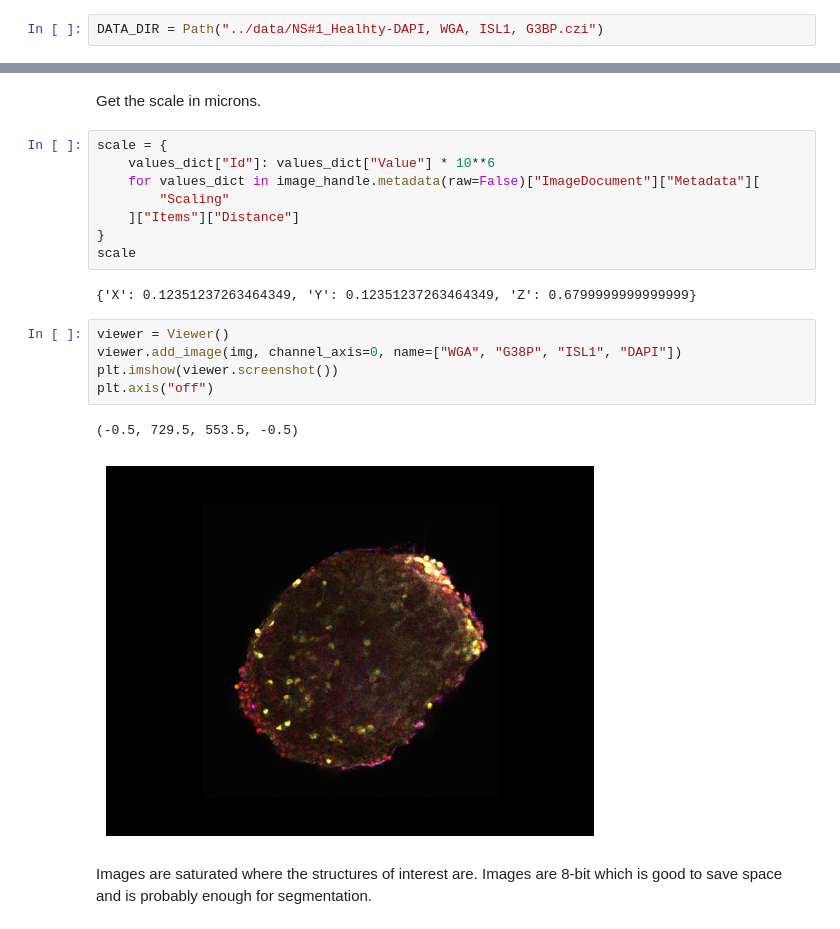
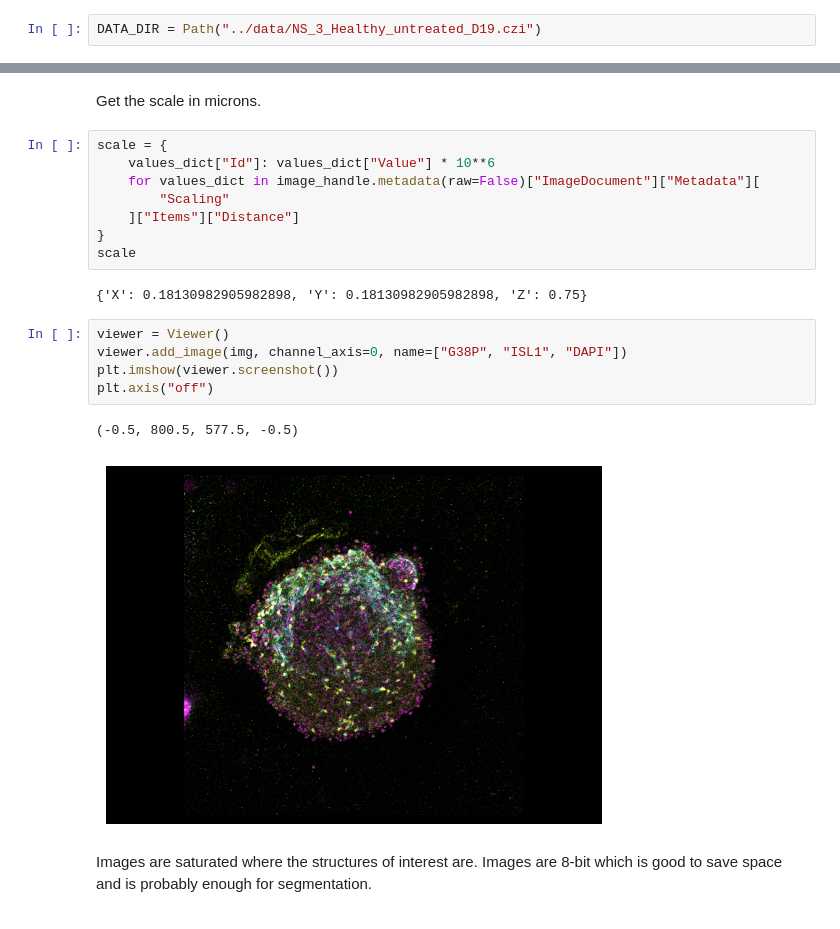
Before and after one commit to acorbat/oc_2_project_38, a Jupyter notebook: notebooks/data_loading.ipynb, the cells around one changed output, grey strips where cells are left out. Drawn from its saved outputs; the diff is of its cells as text.

Commit message:
Update paths in notebooks

```diff
--- a/notebooks/data_loading.ipynb
+++ b/notebooks/data_loading.ipynb
@@ -11,7 +11,7 @@ import numpy as np
 from czifile import CziFile
 from napari import Viewer
 # %%
-DATA_DIR = Path("../data/NS#1_Healhty-DAPI, WGA, ISL1, G3BP.czi")
+DATA_DIR = Path("../data/NS_3_Healthy_untreated_D19.czi")
 # %%
 image_handle = CziFile(DATA_DIR)
 img = np.squeeze(image_handle.asarray())
@@ -26,15 +26,15 @@ scale = {
 }
 scale
 # %% [output]
-{'X': 0.12351237263464349, 'Y': 0.12351237263464349, 'Z': 0.6799999999999999}
+{'X': 0.18130982905982898, 'Y': 0.18130982905982898, 'Z': 0.75}
 # %%
 viewer = Viewer()
-viewer.add_image(img, channel_axis=0, name=["WGA", "G38P", "ISL1", "DAPI"])
+viewer.add_image(img, channel_axis=0, name=["G38P", "ISL1", "DAPI"])
 plt.imshow(viewer.screenshot())
 plt.axis("off")
 # %% [output]
-(-0.5, 729.5, 553.5, -0.5)
+(-0.5, 800.5, 577.5, -0.5)
-[figure, old version]
+[figure, new version]
 # %% [markdown]
 Images are saturated where the structures of interest are.
 Images are 8-bit which is good to save space and is probably enough for segmentation.
```
Also changed, not shown: 1 other file.
